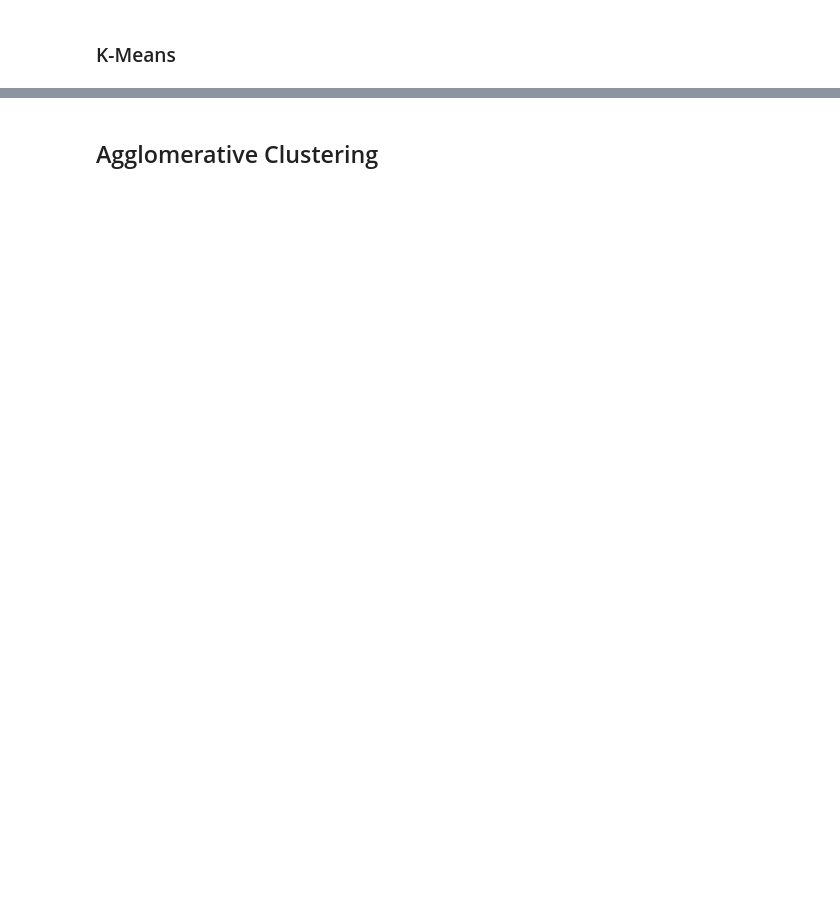
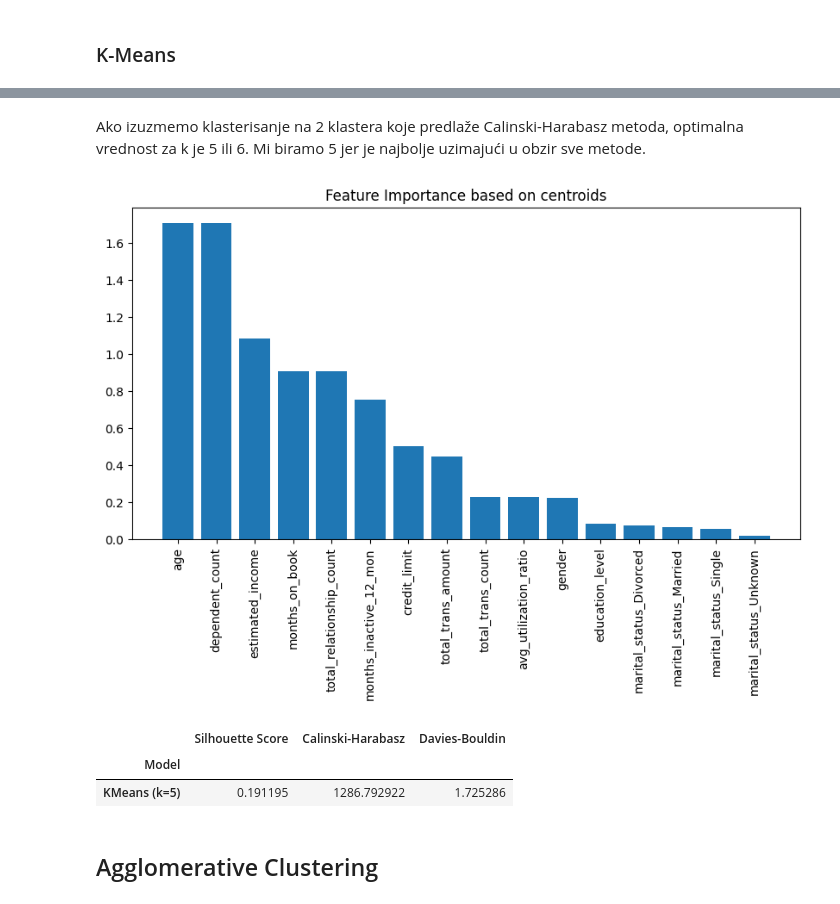
Before and after one commit to bazlooka/elfak-machine-learning, a Jupyter notebook: project 2/notebook.ipynb, the cells around one changed output, grey strips where cells are left out. Saved outputs shown, nothing was run; the diff lists cells and outputs as text; code cells hidden in the pictures; blank space fills up the shorter version.

```diff
--- a/project 2/notebook.ipynb
+++ b/project 2/notebook.ipynb
@@ -339,2 +400,17 @@ fig.show()
+# %%
+import matplotlib.pyplot as plt
+
+def plot_feature_importance(df, clusters, centroids=None):
+    if centroids is None:
+        centroids = df.groupby(clusters).mean()
+
+    feature_importance = centroids.std(axis=0).sort_values(ascending=False)
+    plt.figure(figsize=(10, 5))
+    plt.bar(df.columns, feature_importance)
+    plt.xticks(rotation=90)
+    plt.title('Feature Importance based on centroids')
+    plt.show()
+
+    return feature_importance
 # %% [markdown]
 ### K-Means
@@ -526,3 +481,17 @@ X_pca = pca.fit_transform(X_scaled_test)
+# %% [markdown]
+Ako izuzmemo klasterisanje na 2 klastera koje predlaže Calinski-Harabasz metoda, optimalna vrednost za k je 5 ili 6. Mi biramo 5 jer je najbolje uzimajući u obzir sve metode.
+# %%
+from sklearn.cluster import KMeans
+
+labels = KMeans(n_clusters=5, random_state=42, n_init=10).fit_predict(X_pca)
+plot_clusters_3d(X_pca, labels, 'KMeans (k=5) na PCA_11 3D')
+featire_importance = plot_feature_importance(df_scaled, labels)
+append_results('KMeans (k=5)', X_pca, labels)
+# %% [output]
+[figure, added]
+|  | Silhouette Score | Calinski-Harabasz | Davies-Bouldin |
+| Model |  |  |  |
+| KMeans (k=5) | 0.191195 | 1286.792922 | 1.725286 |
 # %% [markdown]
 ## Agglomerative Clustering
 # %%
```
Also changed, not shown: parts of 30 cells of this notebook.
